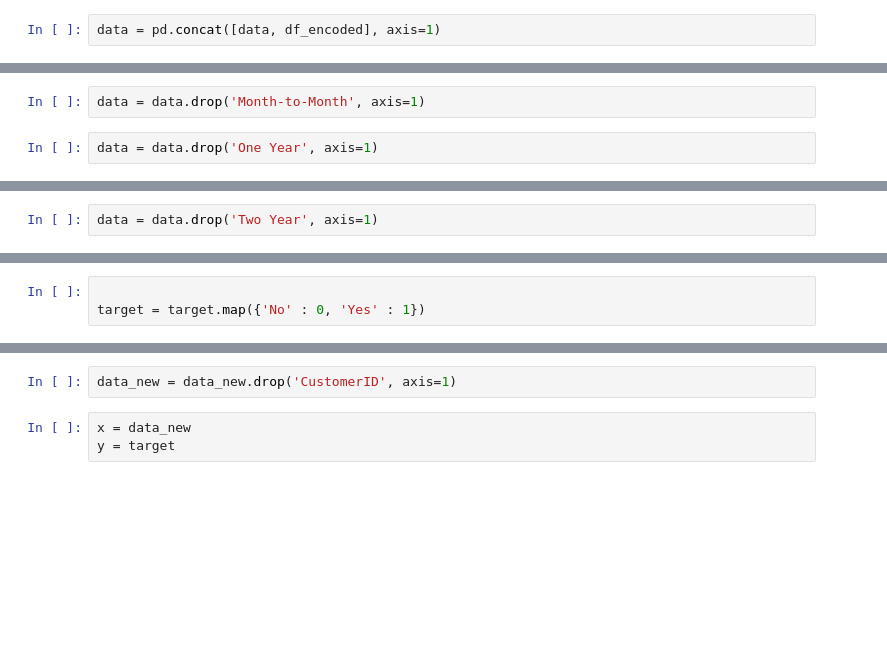
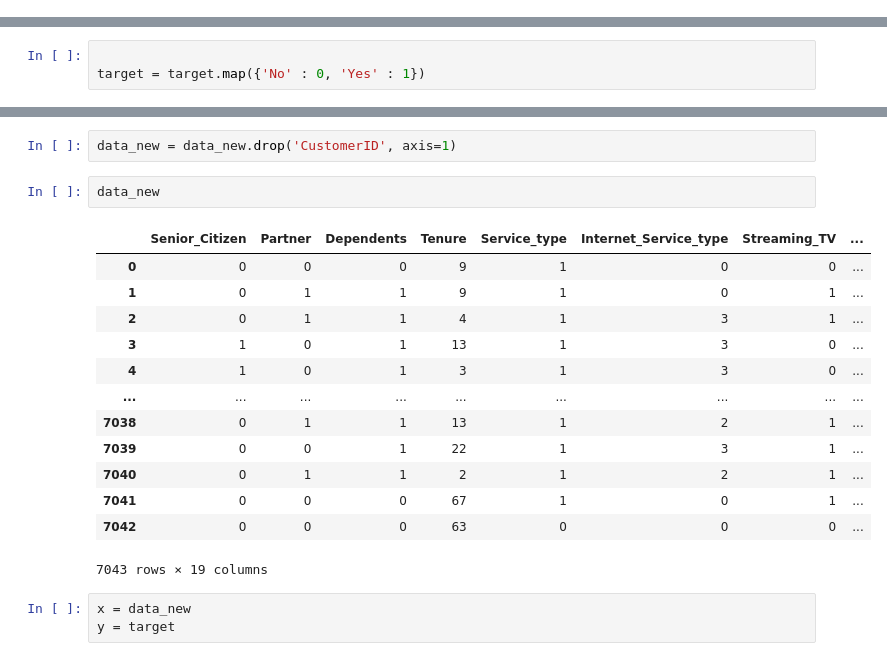
Before and after one commit to oneeyed-yggdrasil/CustomerSatisfaction, a Jupyter notebook: cc_new_01.ipynb, the cells around one changed output, grey strips where cells are left out. Saved outputs shown, nothing was run; the diff lists cells and outputs as text; blank space fills up the shorter version.

```diff
--- a/cc_new_01.ipynb
+++ b/cc_new_01.ipynb
@@ -651,2 +641,0 @@ print(df_encoded)
-# %%
-data = pd.concat([data, df_encoded], axis=1)
@@ -684,4 +641,0 @@ data
-# %%
-data = data.drop('Month-to-Month', axis=1)
-# %%
-data = data.drop('One Year', axis=1)
@@ -690,2 +641,0 @@ data
-# %%
-data = data.drop('Two Year', axis=1)
@@ -718,5 +736,21 @@ target
-# %%
-data_new = data_new.drop('CustomerID', axis=1)
+# %%
+data_new = data_new.drop('CustomerID', axis=1)
+# %%
+data_new
+# %% [output]
+|  | Senior_Citizen | Partner | Dependents | Tenure | Service_type | Internet_Service_type | Streaming_TV | ... |
+| 0 | 0 | 0 | 0 | 9 | 1 | 0 | 0 | ... |
+| 1 | 0 | 1 | 1 | 9 | 1 | 0 | 1 | ... |
+| 2 | 0 | 1 | 1 | 4 | 1 | 3 | 1 | ... |
+| 3 | 1 | 0 | 1 | 13 | 1 | 3 | 0 | ... |
+| 4 | 1 | 0 | 1 | 3 | 1 | 3 | 0 | ... |
+| ... | ... | ... | ... | ... | ... | ... | ... | ... |
+| 7038 | 0 | 1 | 1 | 13 | 1 | 2 | 1 | ... |
+| 7039 | 0 | 0 | 1 | 22 | 1 | 3 | 1 | ... |
+| 7040 | 0 | 1 | 1 | 2 | 1 | 2 | 1 | ... |
+| 7041 | 0 | 0 | 0 | 67 | 1 | 0 | 1 | ... |
+| 7042 | 0 | 0 | 0 | 63 | 0 | 0 | 0 | ... |
+7043 rows × 19 columns
 # %%
 x = data_new
 y = target
```
Also changed, not shown: parts of 23 cells of this notebook.
